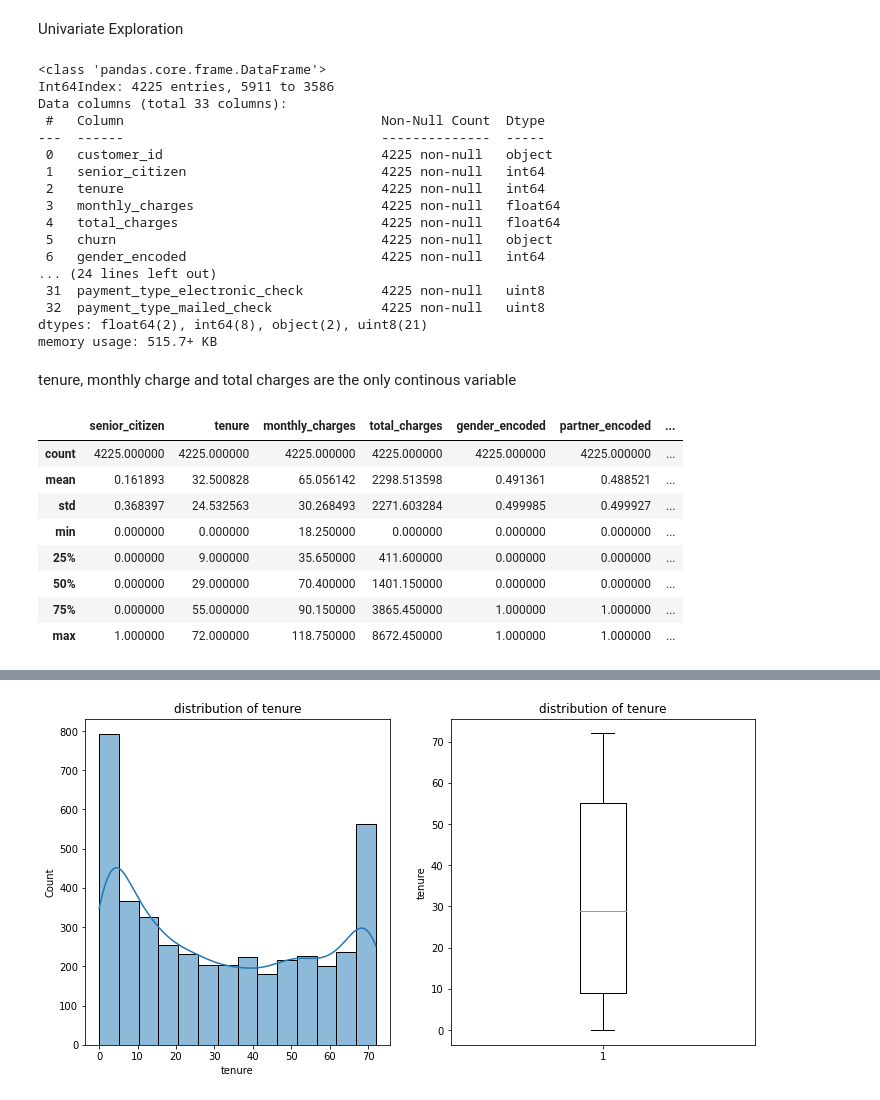
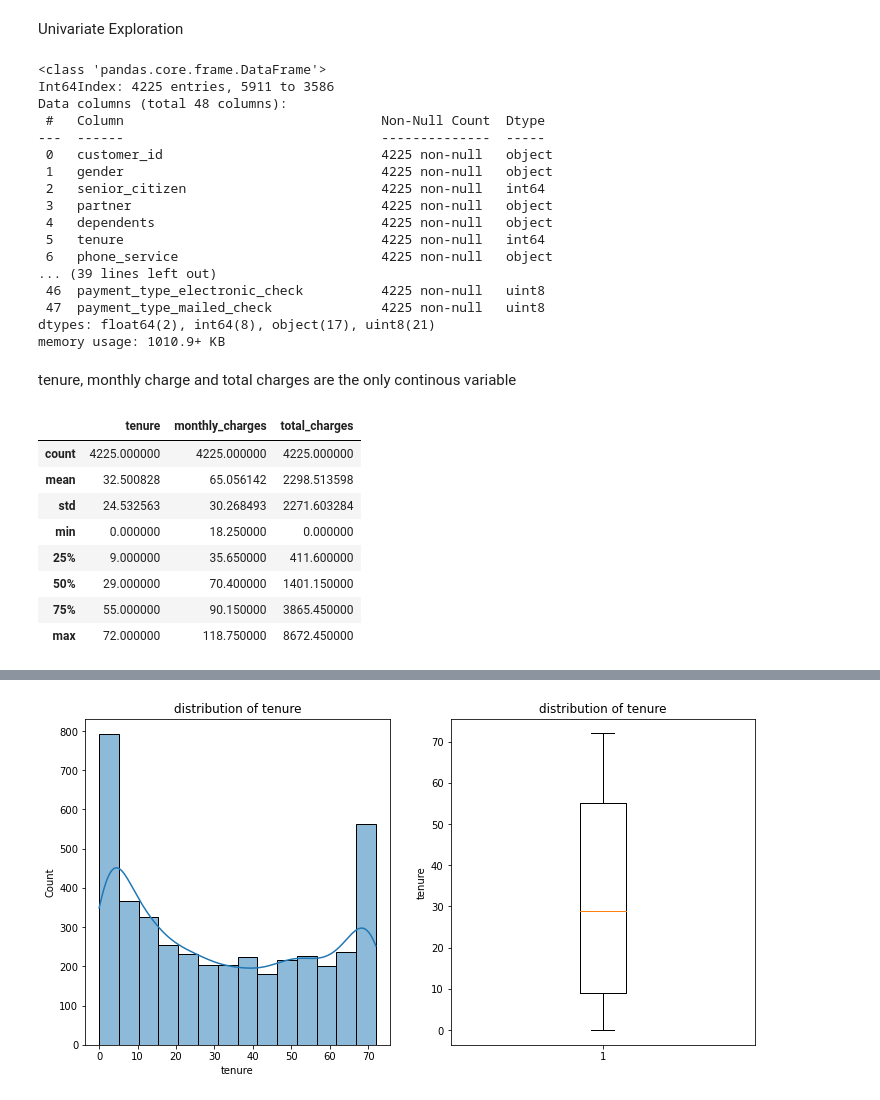
Before and after one commit to rajeshlamichhane04/Telco-classification-project, a Jupyter notebook: Telco-project-workbook.ipynb, the cells around one changed output, grey strips where cells are left out. Saved outputs shown, nothing was run; the diff lists cells and outputs as text; code cells hidden in the pictures.

```diff
--- a/Telco-project-workbook.ipynb
+++ b/Telco-project-workbook.ipynb
@@ -215,4 +271,4 @@ telco.head()
 # %%
 #drop original columns that we created dummies out off
-telco = telco.drop(columns = non_binary)
-telco.head()
+#telco = telco.drop(columns = non_binary)
+#telco.head()
@@ -227,5 +275,5 @@ telco.head()
 # %%
 #also dropped the original encoded column except churn as it is the target
-encoded_col = ["gender","partner","dependents","phone_service","paperless_billing"]
-telco = telco.drop(columns = encoded_col)
-telco.head()
+#encoded_col = ["gender","partner","dependents","phone_service","paperless_billing"]
+#telco = telco.drop(columns = encoded_col)
+#telco.head()
@@ -360,40 +409,40 @@ train.head()
 # EDA
 # %% [markdown]
 Univariate Exploration
-# %%
-#this allows all columns in dataframe to be seen
-pd.set_option("display.max_columns",None)
 # %%
 train.info()
 # %% [output]
 <class 'pandas.core.frame.DataFrame'>
 Int64Index: 4225 entries, 5911 to 3586
-Data columns (total 33 columns):
+Data columns (total 48 columns):
  #   Column                                 Non-Null Count  Dtype
 ---  ------                                 --------------  -----
  0   customer_id                            4225 non-null   object
- 1   senior_citizen                         4225 non-null   int64
- 2   tenure                                 4225 non-null   int64
- 3   monthly_charges                        4225 non-null   float64
- 4   total_charges                          4225 non-null   float64
- 5   churn                                  4225 non-null   object
- 6   gender_encoded                         4225 non-null   int64
-... (24 lines left out)
- 31  payment_type_electronic_check          4225 non-null   uint8
- 32  payment_type_mailed_check              4225 non-null   uint8
-dtypes: float64(2), int64(8), object(2), uint8(21)
-memory usage: 515.7+ KB
+ 1   gender                                 4225 non-null   object
+ 2   senior_citizen                         4225 non-null   int64
+ 3   partner                                4225 non-null   object
+ 4   dependents                             4225 non-null   object
+ 5   tenure                                 4225 non-null   int64
+ 6   phone_service                          4225 non-null   object
+... (39 lines left out)
+ 46  payment_type_electronic_check          4225 non-null   uint8
+ 47  payment_type_mailed_check              4225 non-null   uint8
+dtypes: float64(2), int64(8), object(17), uint8(21)
+memory usage: 1010.9+ KB
 # %% [markdown]
 tenure, monthly charge and total charges are the only continous variable
+# %%
+#make list of all continous variables
+continous_var = ["tenure","monthly_charges","total_charges"]
 # %%
-train.describe()
+train[continous_var].describe()
 # %% [output]
-|  | senior_citizen | tenure | monthly_charges | total_charges | gender_encoded | partner_encoded | ... |
-| count | 4225.000000 | 4225.000000 | 4225.000000 | 4225.000000 | 4225.000000 | 4225.000000 | ... |
-| mean | 0.161893 | 32.500828 | 65.056142 | 2298.513598 | 0.491361 | 0.488521 | ... |
-| std | 0.368397 | 24.532563 | 30.268493 | 2271.603284 | 0.499985 | 0.499927 | ... |
-| min | 0.000000 | 0.000000 | 18.250000 | 0.000000 | 0.000000 | 0.000000 | ... |
-| 25% | 0.000000 | 9.000000 | 35.650000 | 411.600000 | 0.000000 | 0.000000 | ... |
-| 50% | 0.000000 | 29.000000 | 70.400000 | 1401.150000 | 0.000000 | 0.000000 | ... |
-| 75% | 0.000000 | 55.000000 | 90.150000 | 3865.450000 | 1.000000 | 1.000000 | ... |
-| max | 1.000000 | 72.000000 | 118.750000 | 8672.450000 | 1.000000 | 1.000000 | ... |
+|  | tenure | monthly_charges | total_charges |
+| count | 4225.000000 | 4225.000000 | 4225.000000 |
+| mean | 32.500828 | 65.056142 | 2298.513598 |
+| std | 24.532563 | 30.268493 | 2271.603284 |
+| min | 0.000000 | 18.250000 | 0.000000 |
+| 25% | 9.000000 | 35.650000 | 411.600000 |
+| 50% | 29.000000 | 70.400000 | 1401.150000 |
+| 75% | 55.000000 | 90.150000 | 3865.450000 |
+| max | 72.000000 | 118.750000 | 8672.450000 |
```
Also changed, not shown: parts of 104 cells of this notebook.
